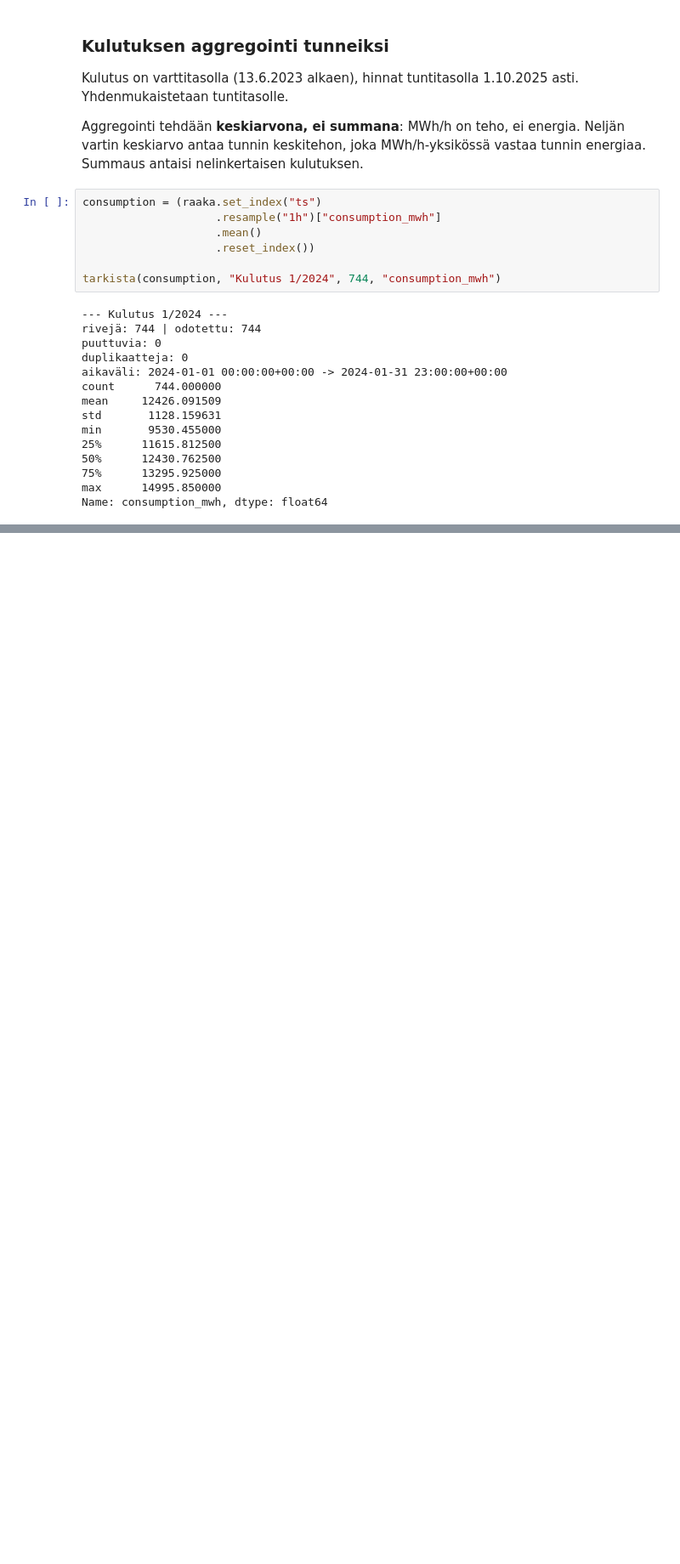
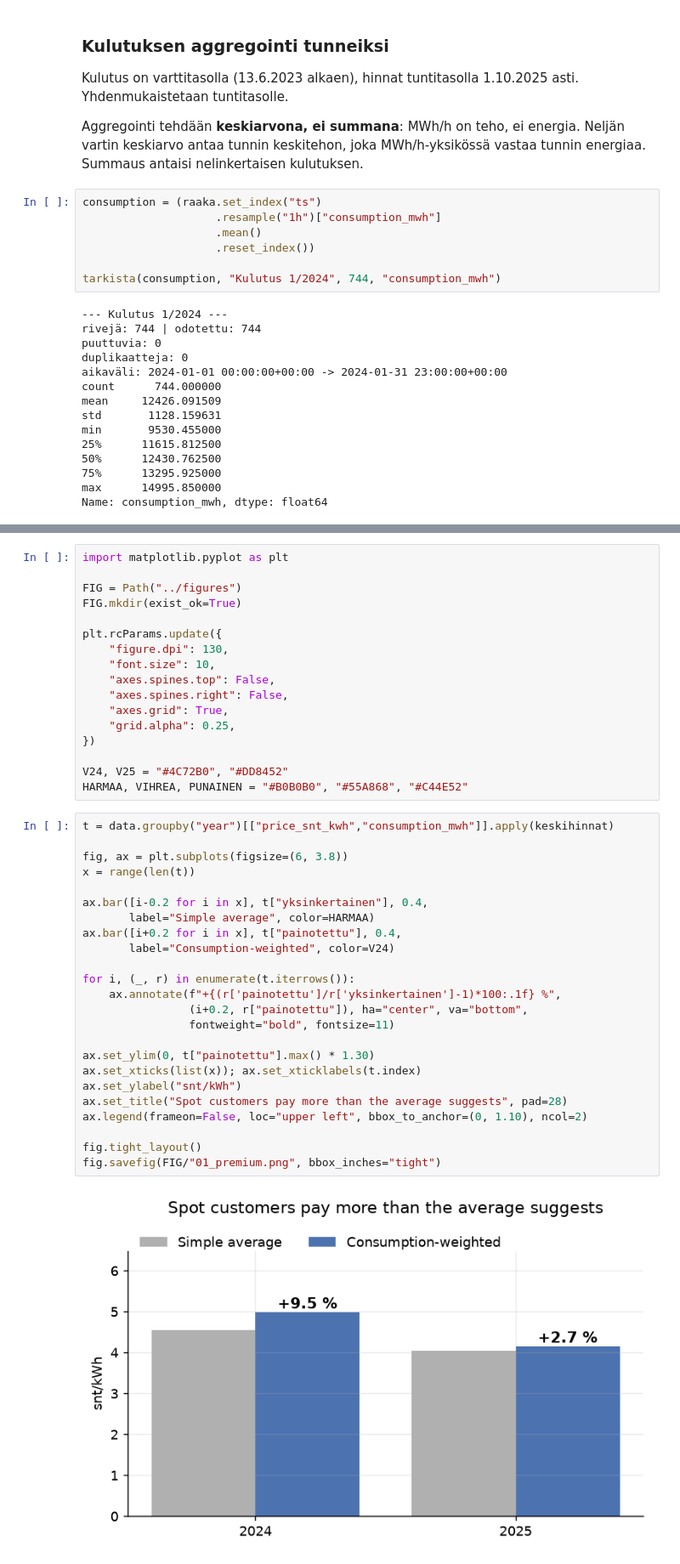
Before and after one commit to AleksanteriLohja/electricity-cost-root-cause-analysis, a Jupyter notebook: notebooks/analysis.ipynb, the cells around one changed output, grey strips where cells are left out. Shown at 85% size. Saved outputs shown, nothing was run; the diff lists cells and outputs as text; blank space fills up the shorter version.

Commit message:
Add analysis, figures and full README

```diff
--- a/notebooks/analysis.ipynb
+++ b/notebooks/analysis.ipynb
@@ -150,0 +514,43 @@ Name: consumption_mwh, dtype: float64
+# %%
+import matplotlib.pyplot as plt
+
+FIG = Path("../figures")
+FIG.mkdir(exist_ok=True)
+
+plt.rcParams.update({
+    "figure.dpi": 130,
+    "font.size": 10,
+    "axes.spines.top": False,
+    "axes.spines.right": False,
+    "axes.grid": True,
+    "grid.alpha": 0.25,
+})
+
+V24, V25 = "#4C72B0", "#DD8452"
+HARMAA, VIHREA, PUNAINEN = "#B0B0B0", "#55A868", "#C44E52"
+# %%
+t = data.groupby("year")[["price_snt_kwh","consumption_mwh"]].apply(keskihinnat)
+
+fig, ax = plt.subplots(figsize=(6, 3.8))
+x = range(len(t))
+
+ax.bar([i-0.2 for i in x], t["yksinkertainen"], 0.4,
+       label="Simple average", color=HARMAA)
+ax.bar([i+0.2 for i in x], t["painotettu"], 0.4,
+       label="Consumption-weighted", color=V24)
+
+for i, (_, r) in enumerate(t.iterrows()):
+    ax.annotate(f"+{(r['painotettu']/r['yksinkertainen']-1)*100:.1f} %",
+                (i+0.2, r["painotettu"]), ha="center", va="bottom",
+                fontweight="bold", fontsize=11)
+
+ax.set_ylim(0, t["painotettu"].max() * 1.30)
+ax.set_xticks(list(x)); ax.set_xticklabels(t.index)
+ax.set_ylabel("snt/kWh")
+ax.set_title("Spot customers pay more than the average suggests", pad=28)
+ax.legend(frameon=False, loc="upper left", bbox_to_anchor=(0, 1.10), ncol=2)
+
+fig.tight_layout()
+fig.savefig(FIG/"01_premium.png", bbox_inches="tight")
+# %% [output]
+[figure, added]
```
Also changed, not shown: parts of 22 cells of this notebook, 6 other files.
